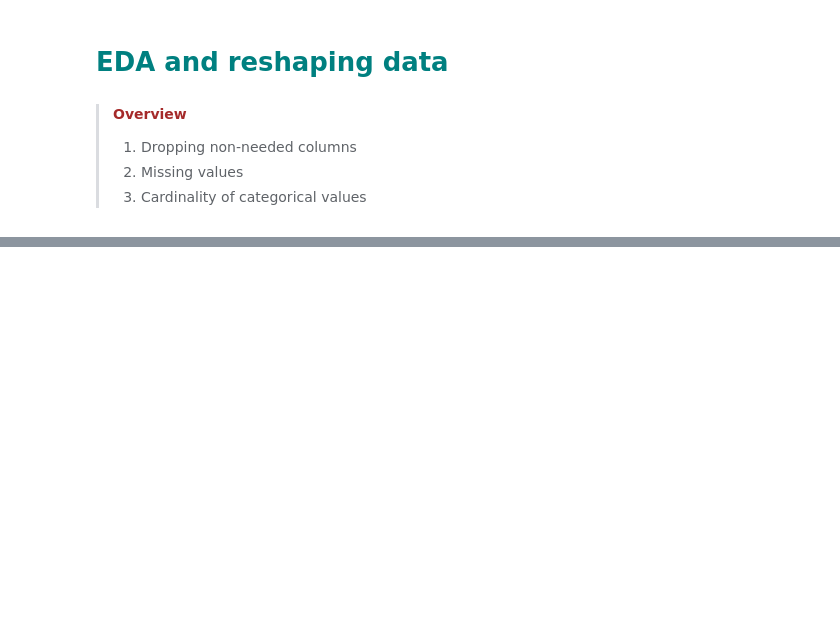
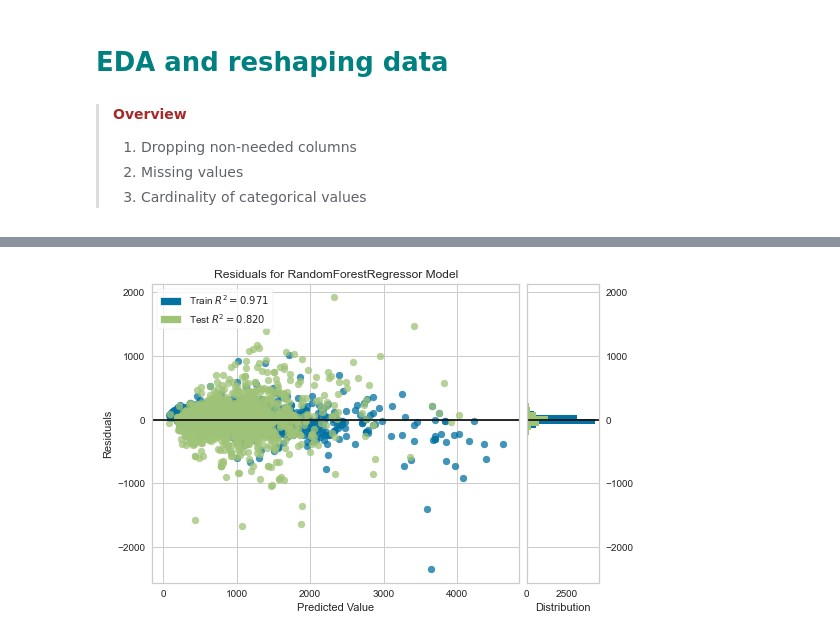
Before and after one commit to michael-william/Netherlands-Rental-Prices, a Jupyter notebook: Amsterdam_Rentals_ML-PyCaret-Test.ipynb, the cells around one changed output, grey strips where cells are left out. Drawn from its saved outputs; the diff is of its cells as text; code cells hidden in the pictures; blank space fills up the shorter version.

```diff
--- a/Amsterdam_Rentals_ML-PyCaret-Test.ipynb
+++ b/Amsterdam_Rentals_ML-PyCaret-Test.ipynb
@@ -97,3 +98,7 @@ Setup Succesfully Completed!
   ('Target Inverse Transformer', None)])
 # %%
 rf_new = py.create_model('rf', fold=5, verbose=False)
+# %%
+py.plot_model(rf_new)
+# %% [output]
+[figure, added]
```
Also changed, not shown: parts of 19 cells of this notebook, 3 other files.
